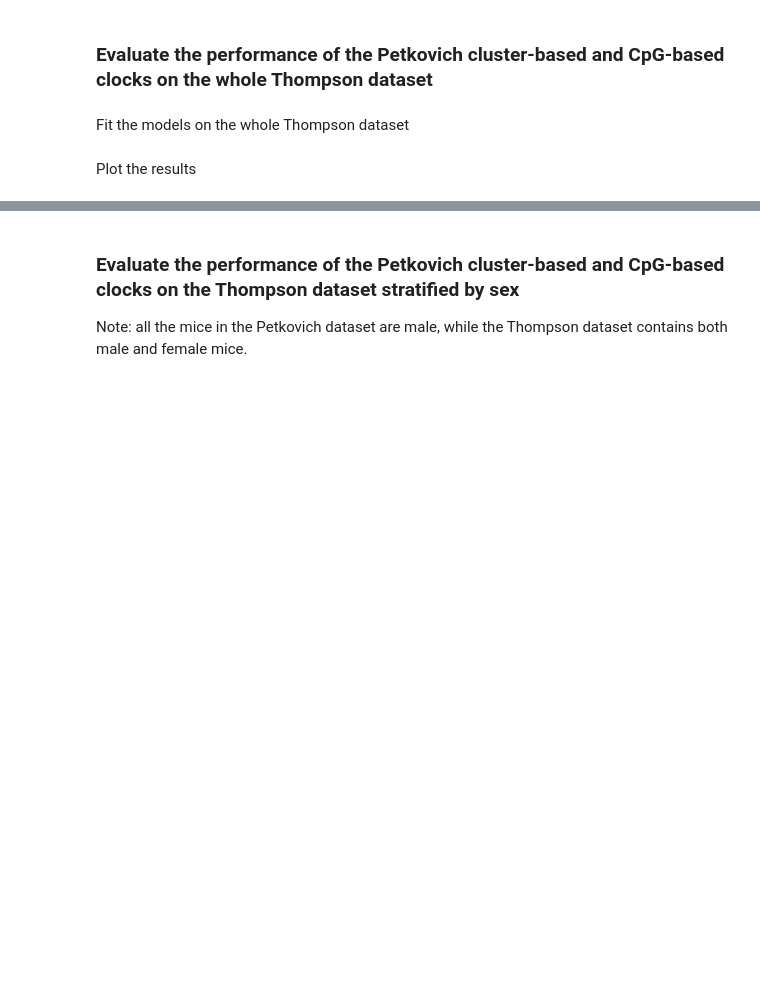
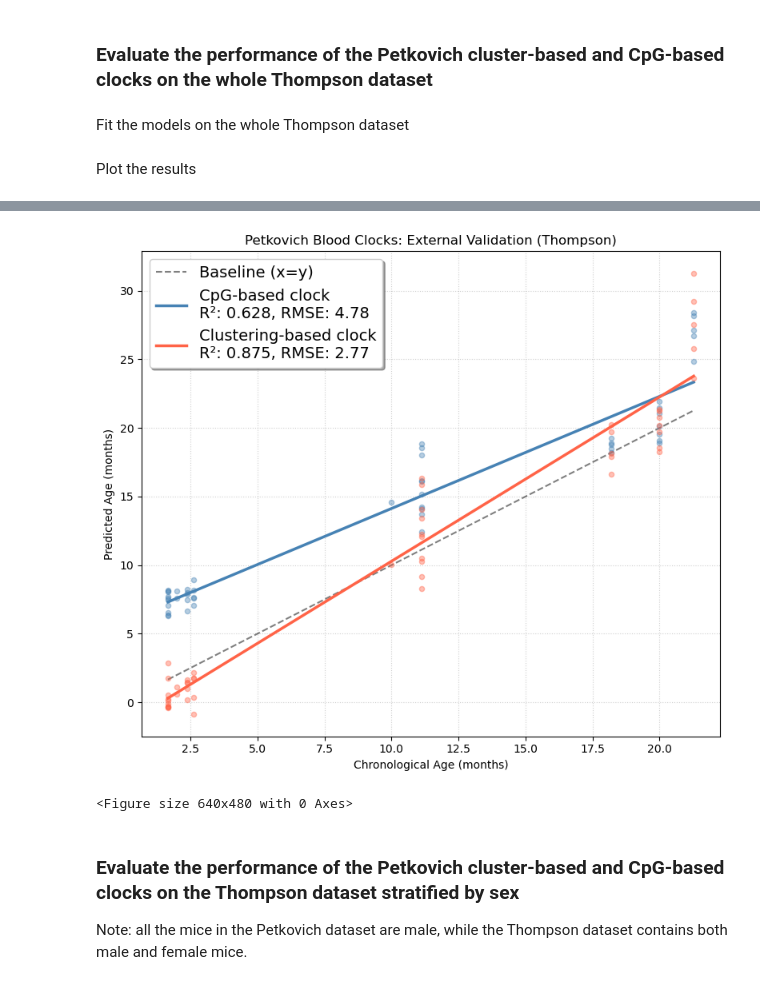
Before and after one commit to PavelGrobushkin/semen, a Jupyter notebook: notebooks/01_petkovich_blood_clocks.ipynb, the cells around one changed output, grey strips where cells are left out. Saved outputs shown, nothing was run; the diff lists cells and outputs as text; code cells hidden in the pictures; blank space fills up the shorter version.

```diff
--- a/notebooks/01_petkovich_blood_clocks.ipynb
+++ b/notebooks/01_petkovich_blood_clocks.ipynb
@@ -552,3 +537,15 @@ plot_clocks_external(pred_cpg, pred_reg, y_thompson, r2_cpg, r2_reg, rmse_cpg, r
+# %%
+plot_age_clock(preds_ext, y_thompson, "Petkovich Blood Clocks: External Validation (Thompson)", style="scatter")
+fig.savefig(
+    "../outputs/01_petkovich_blood_clocks/petkovich_on_thompson.png",
+    dpi=300,
+    bbox_inches="tight",
+)
+plt.tight_layout()
+plt.show()
+# %% [output]
+[figure, added]
+<Figure size 640x480 with 0 Axes>
 # %% [markdown]
 ### Evaluate the performance of the Petkovich cluster-based and CpG-based clocks on the Thompson dataset stratified by sex
 
```
Also changed, not shown: parts of 8 cells of this notebook, 6 other files.
